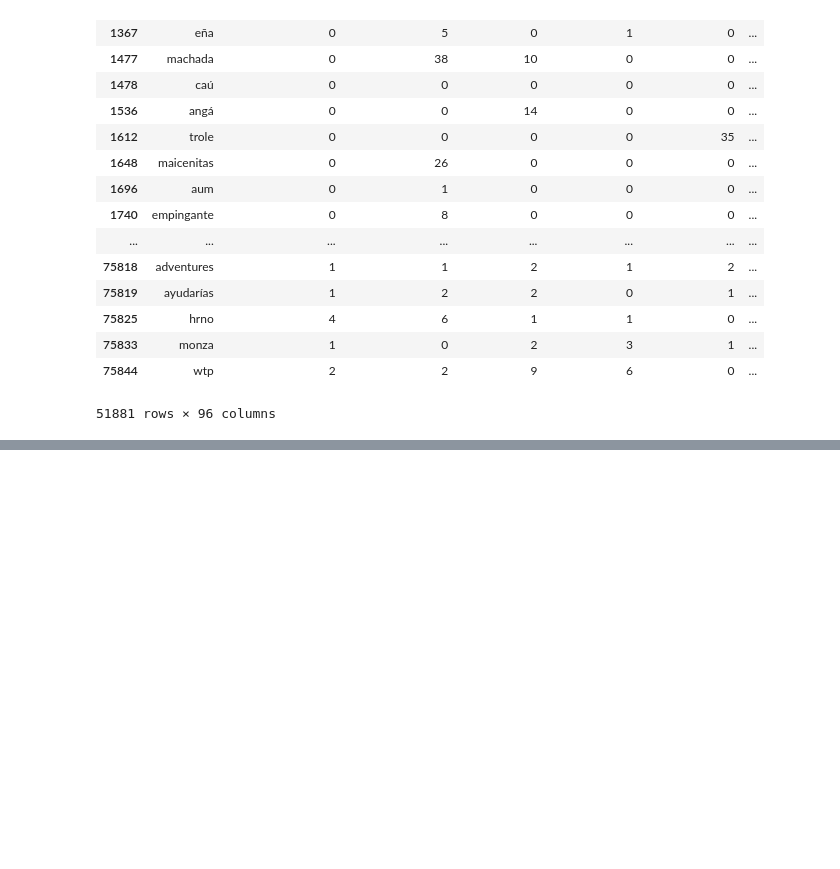
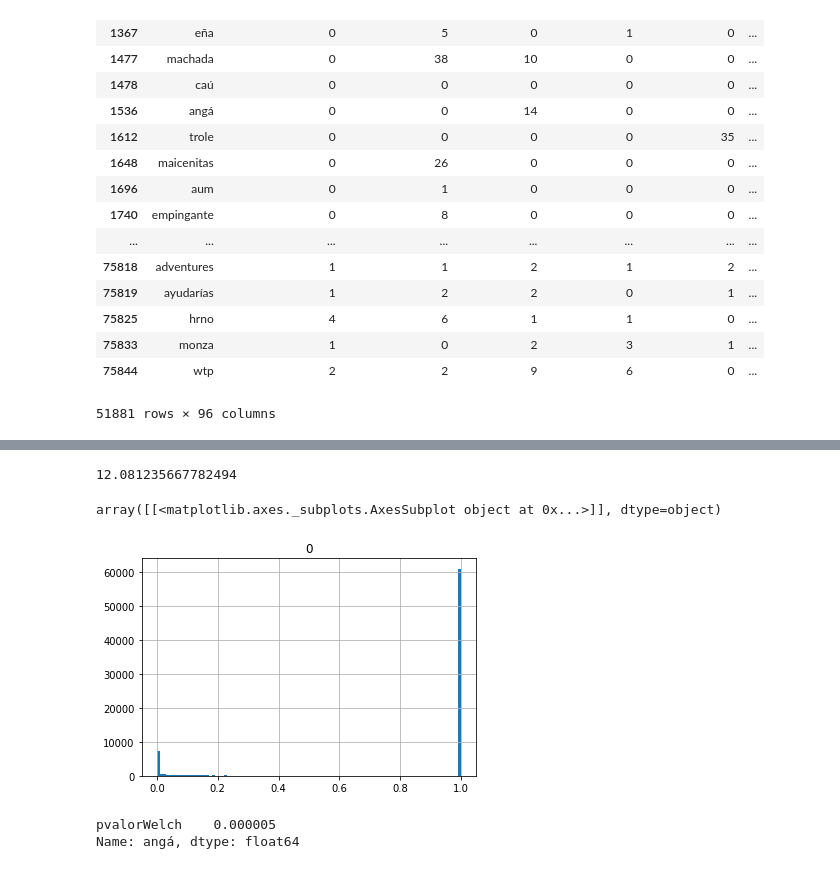
Before and after one commit to daleman/tesis, a Jupyter notebook: bootstrap.ipynb, the cells around one changed output, grey strips where cells are left out. Drawn from its saved outputs; the diff is of its cells as text; code cells hidden in the pictures; blank space fills up the shorter version.

```diff
--- a/bootstrap.ipynb
+++ b/bootstrap.ipynb
@@ -480,0 +567,14 @@ df[pd.isnull(df.pvalor)]
+# %%
+sum(p_adjustedAll[0])/float(len((p_adjustedAll[0])))*100
+# %% [output]
+12.081235667782494
+# %%
+pd.DataFrame(p_adjusted[1]).hist(bins=100)
+# %% [output]
+array([[<matplotlib.axes._subplots.AxesSubplot object at 0x...>]], dtype=object)
+[figure, added]
+# %%
+df.loc["angá"]
+# %% [output]
+pvalorWelch    0.000005
+Name: angá, dtype: float64
```
Also changed, not shown: parts of 13 cells of this notebook, 2 other files.
